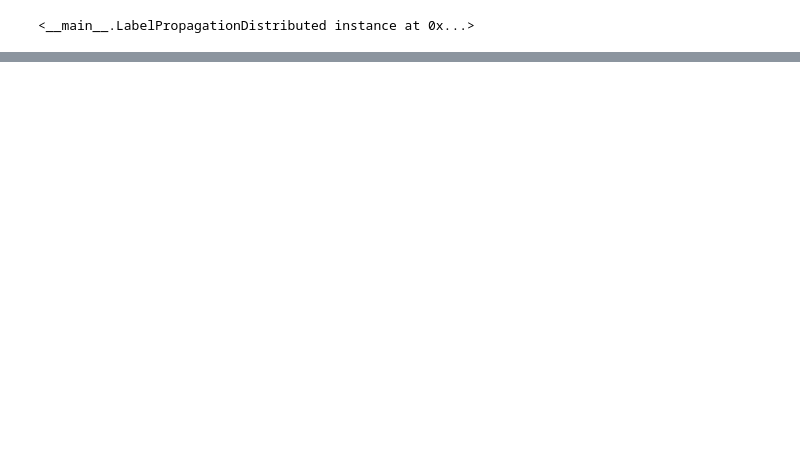
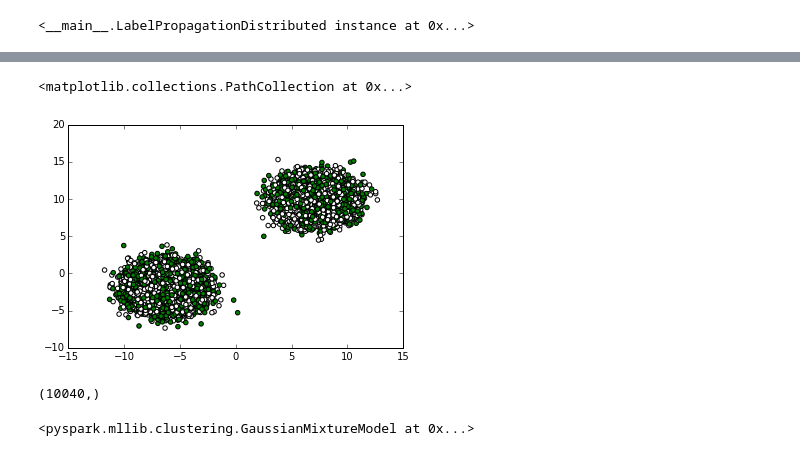
Before and after one commit to quinngroup/fergus-ssl, a Jupyter notebook: notebooks/debugFile.ipynb, the cells around one changed output, grey strips where cells are left out. Saved outputs shown, nothing was run; the diff lists cells and outputs as text; code cells hidden in the pictures; blank space fills up the shorter version.

```diff
--- a/notebooks/debugFile.ipynb
+++ b/notebooks/debugFile.ipynb
@@ -375,0 +365,14 @@ plt.scatter(range(len(tl)),tl, marker='o', c=lpd.labels_.collect(),cmap=('ocean'
+# %%
+plt.scatter(trainX[:,0],trainX[:,1],c=lpd.labels_.collect(),cmap=('ocean'))
+# %% [output]
+<matplotlib.collections.PathCollection at 0x...>
+[figure, added]
+# %%
+np.where(array(lpd.labels_.collect())==labels_)[0].shape
+# %% [output]
+(10040,)
+# %%
+g.fit(f)
+local_labels = g.predict(f)
+# %% [output]
+<pyspark.mllib.clustering.GaussianMixtureModel at 0x...>
```
Also changed, not shown: parts of 17 cells of this notebook, 26 other files.
